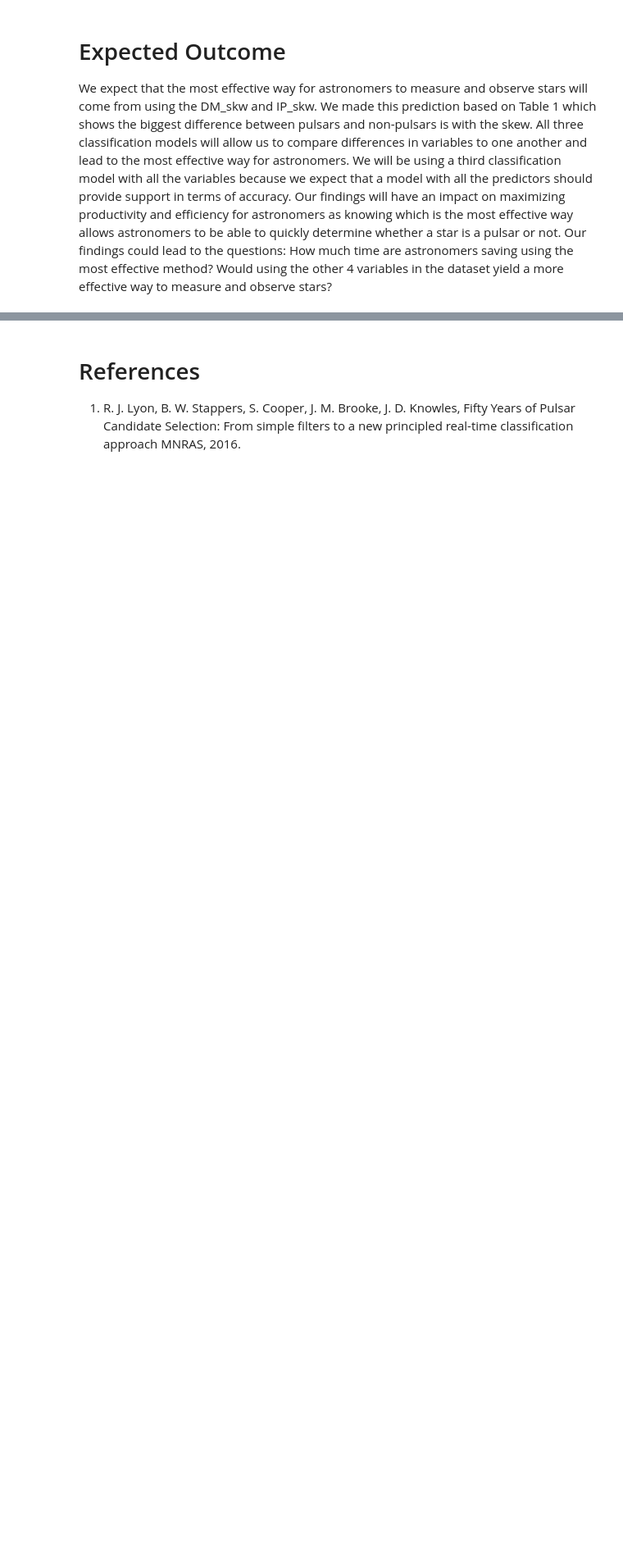
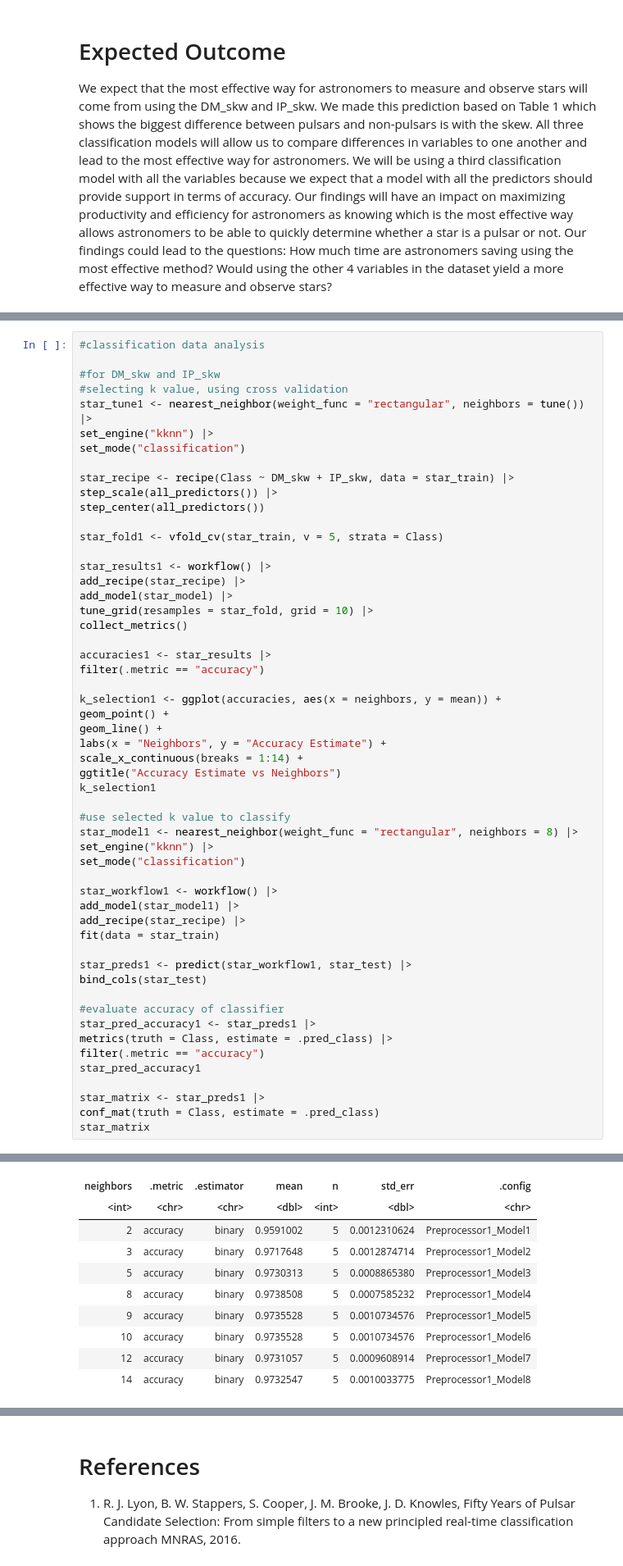
Before and after one commit to natashawong03/dsci100_group_project, a Jupyter notebook: TBgroupproject.ipynb, the cells around one changed output, grey strips where cells are left out. Shown at 82% size. Saved outputs shown, nothing was run; the diff lists cells and outputs as text; blank space fills up the shorter version.

Commit message:
added captions to the figures, and created a classification model for one of the variable pairs

```diff
--- a/TBgroupproject.ipynb
+++ b/TBgroupproject.ipynb
@@ -194,0 +201,55 @@ We expect that the most effective way for astronomers to measure and observe sta
+# %%
+#classification data analysis
+
+#for DM_skw and IP_skw
+#selecting k value, using cross validation
+star_tune1 <- nearest_neighbor(weight_func = "rectangular", neighbors = tune()) |>
+set_engine("kknn") |>
+set_mode("classification")
+
+star_recipe <- recipe(Class ~ DM_skw + IP_skw, data = star_train) |>
+step_scale(all_predictors()) |>
+step_center(all_predictors())
+
+star_fold1 <- vfold_cv(star_train, v = 5, strata = Class)
+
+star_results1 <- workflow() |>
+add_recipe(star_recipe) |>
+add_model(star_model) |>
+tune_grid(resamples = star_fold, grid = 10) |>
+collect_metrics()
+
+accuracies1 <- star_results |>
+filter(.metric == "accuracy")
+
+k_selection1 <- ggplot(accuracies, aes(x = neighbors, y = mean)) +
+geom_point() +
+geom_line() +
+labs(x = "Neighbors", y = "Accuracy Estimate") +
+scale_x_continuous(breaks = 1:14) +
+ggtitle("Accuracy Estimate vs Neighbors")
+k_selection1
+
+#use selected k value to classify
+star_model1 <- nearest_neighbor(weight_func = "rectangular", neighbors = 8) |>
+set_engine("kknn") |>
+set_mode("classification")
+
+star_workflow1 <- workflow() |>
+add_model(star_model1) |>
+add_recipe(star_recipe) |>
+fit(data = star_train)
+
+star_preds1 <- predict(star_workflow1, star_test) |>
+bind_cols(star_test)
+
+#evaluate accuracy of classifier
+star_pred_accuracy1 <- star_preds1 |>
+metrics(truth = Class, estimate = .pred_class) |>
+filter(.metric == "accuracy")
+star_pred_accuracy1
+
+star_matrix <- star_preds1 |>
+conf_mat(truth = Class, estimate = .pred_class)
+star_matrix
+# %% [output]
@@ -194,0 +257,10 @@ We expect that the most effective way for astronomers to measure and observe sta
+| neighbors | .metric | .estimator | mean | n | std_err | .config |
+| <int> | <chr> | <chr> | <dbl> | <int> | <dbl> | <chr> |
+| 2 | accuracy | binary | 0.9591002 | 5 | 0.0012310624 | Preprocessor1_Model1 |
+| 3 | accuracy | binary | 0.9717648 | 5 | 0.0012874714 | Preprocessor1_Model2 |
+| 5 | accuracy | binary | 0.9730313 | 5 | 0.0008865380 | Preprocessor1_Model3 |
+| 8 | accuracy | binary | 0.9738508 | 5 | 0.0007585232 | Preprocessor1_Model4 |
+| 9 | accuracy | binary | 0.9735528 | 5 | 0.0010734576 | Preprocessor1_Model5 |
+| 10 | accuracy | binary | 0.9735528 | 5 | 0.0010734576 | Preprocessor1_Model6 |
+| 12 | accuracy | binary | 0.9731057 | 5 | 0.0009608914 | Preprocessor1_Model7 |
+| 14 | accuracy | binary | 0.9732547 | 5 | 0.0010033775 | Preprocessor1_Model8 |
```
Also changed, not shown: parts of 6 cells of this notebook.
